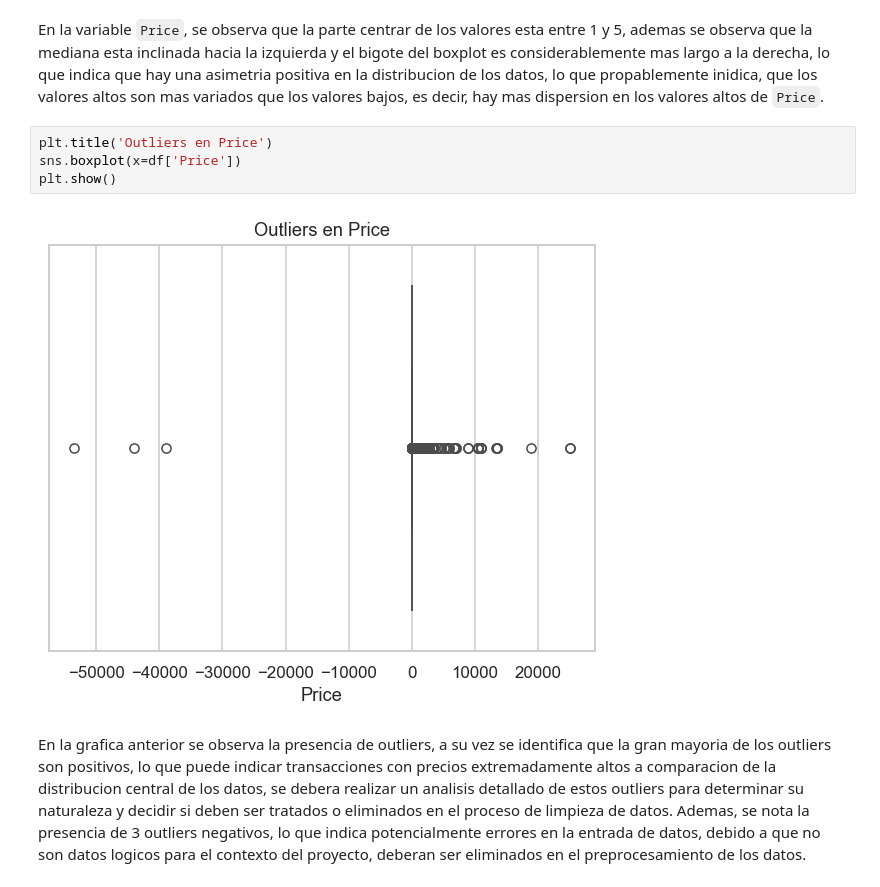
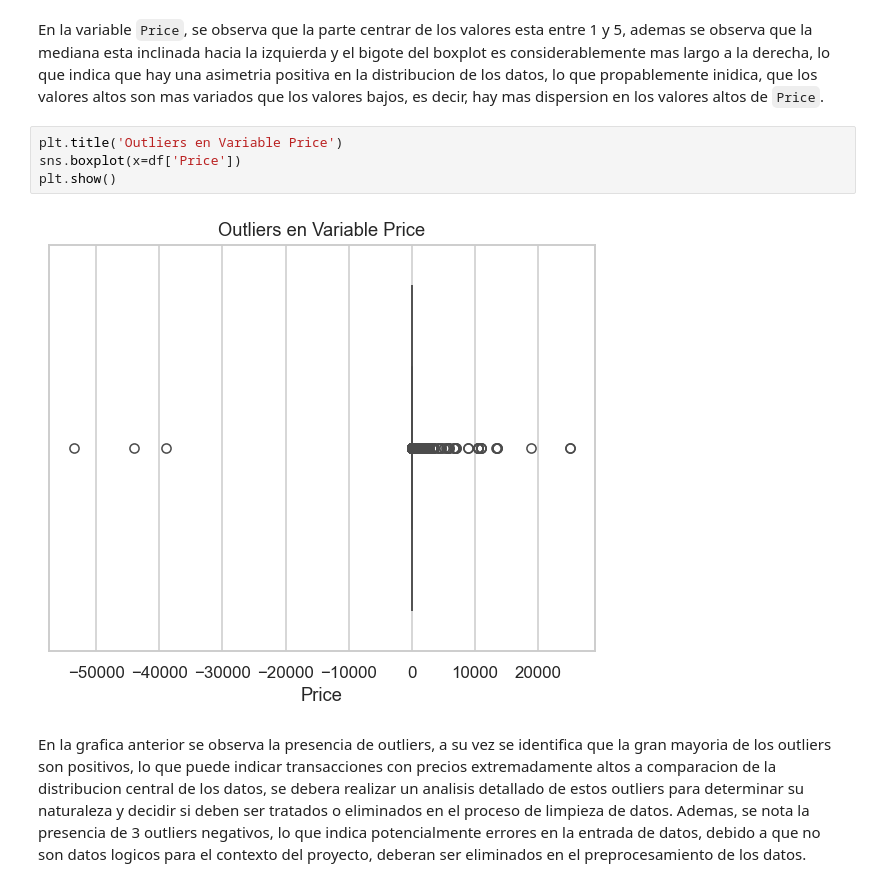
Before and after one commit to DaLeedev/CLTV_PROJECT, a Jupyter notebook: notebooks/01_Exploracion Inicial.ipynb, the cells around one changed output. Drawn from its saved outputs; the diff is of its cells as text.

```diff
--- a/notebooks/01_Exploracion Inicial.ipynb
+++ b/notebooks/01_Exploracion Inicial.ipynb
@@ -220,10 +226,10 @@ plt.show()
 # %% [markdown]
 En la variable `Price`, se observa que la parte centrar de los valores esta entre 1 y 5, ademas se observa que la mediana esta inclinada hacia la izquierda y el bigote del boxplot es considerablemente mas largo a la derecha, lo que indica que hay una asimetria positiva en la distribucion de los datos, lo que propablemente inidica, que los valores altos son mas variados que los valores bajos, es decir, hay mas dispersion en los valores altos de `Price`.
 # %%
-plt.title('Outliers en Price')
+plt.title('Outliers en Variable Price')
 sns.boxplot(x=df['Price'])
 plt.show()
 # %% [output]
-[figure, old version]
+[figure, new version]
 # %% [markdown]
 En la grafica anterior se observa la presencia de outliers, a su vez se identifica que la gran mayoria de los outliers son positivos, lo que puede indicar transacciones con precios extremadamente altos a comparacion de la distribucion central de los datos, se debera realizar un analisis detallado de estos outliers para determinar su naturaleza y decidir si deben ser tratados o eliminados en el proceso de limpieza de datos. Ademas, se nota la presencia de 3 outliers negativos, lo que indica potencialmente errores en la entrada de datos, debido a que no son datos logicos para el contexto del proyecto, deberan ser eliminados en el preprocesamiento de los datos.
```
Also changed, not shown: parts of 3 cells of this notebook.
